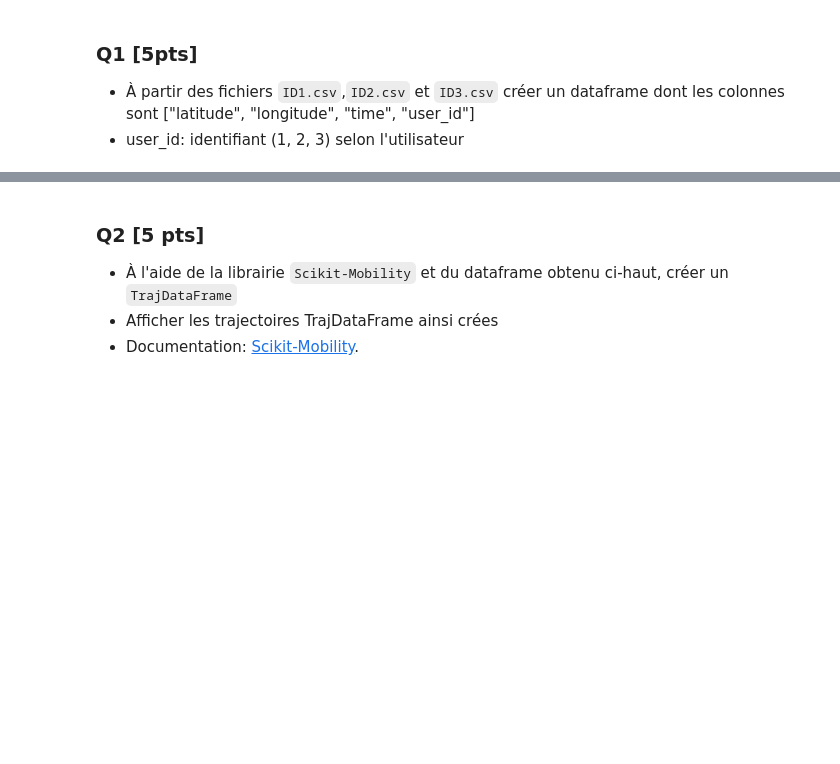
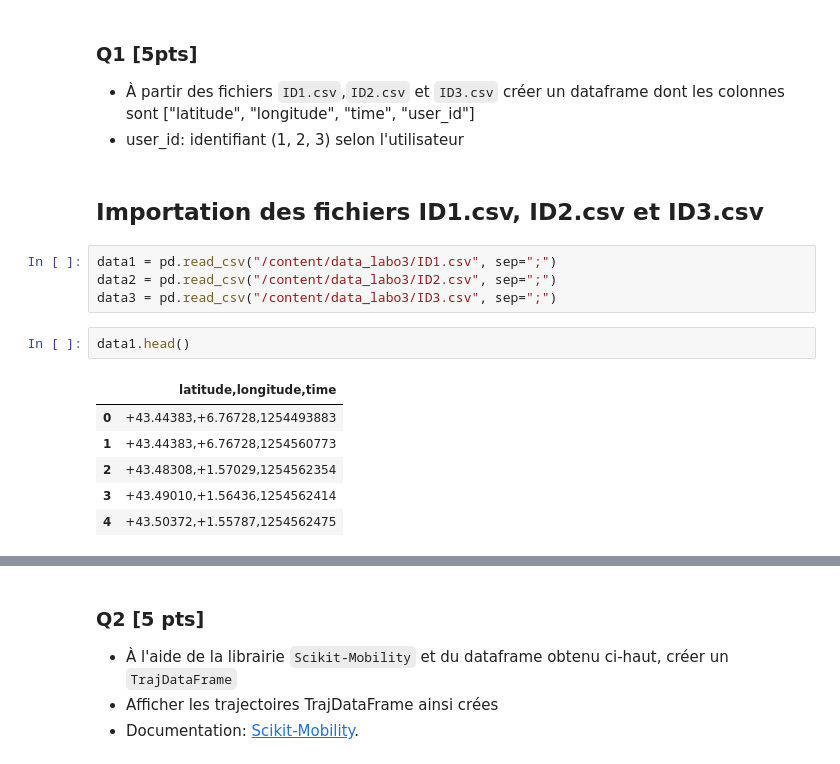
Before and after one commit to Sohdjeukeu/Laboratoir3_Groupe_G, a Jupyter notebook: labo3-enonce.ipynb, the cells around one changed output, grey strips where cells are left out. Cells and saved outputs as stored; diff of their text form; blank space fills up the shorter version.

```diff
--- a/labo3-enonce.ipynb
+++ b/labo3-enonce.ipynb
@@ -116,3 +116,18 @@ Vous devez pour cette partie, lire et afficher ces traces de mobilités.
 ### Q1 [5pts]
 - À partir des fichiers `ID1.csv`,`ID2.csv` et `ID3.csv` créer un dataframe dont les colonnes sont ["latitude", "longitude", "time", "user_id"]
 - user_id: identifiant (1, 2, 3) selon l'utilisateur
+# %% [markdown]
+## Importation des fichiers ID1.csv, ID2.csv et ID3.csv
+# %%
+data1 = pd.read_csv("/content/data_labo3/ID1.csv", sep=";")
+data2 = pd.read_csv("/content/data_labo3/ID2.csv", sep=";")
+data3 = pd.read_csv("/content/data_labo3/ID3.csv", sep=";")
+# %%
+data1.head()
+# %% [output]
+|  | latitude,longitude,time |
+| 0 | +43.44383,+6.76728,1254493883 |
+| 1 | +43.44383,+6.76728,1254560773 |
+| 2 | +43.48308,+1.57029,1254562354 |
+| 3 | +43.49010,+1.56436,1254562414 |
+| 4 | +43.50372,+1.55787,1254562475 |
```
Also changed, not shown: parts of 4 cells of this notebook.
